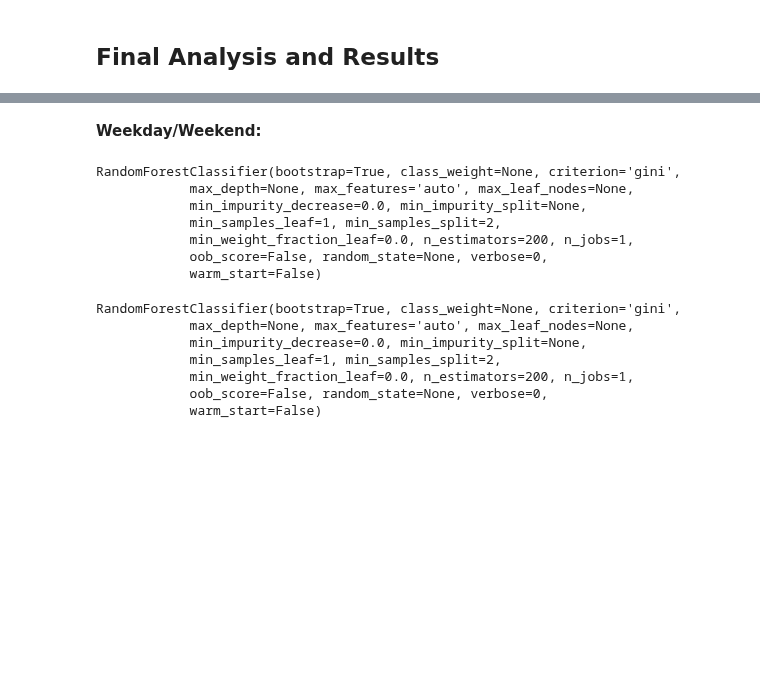
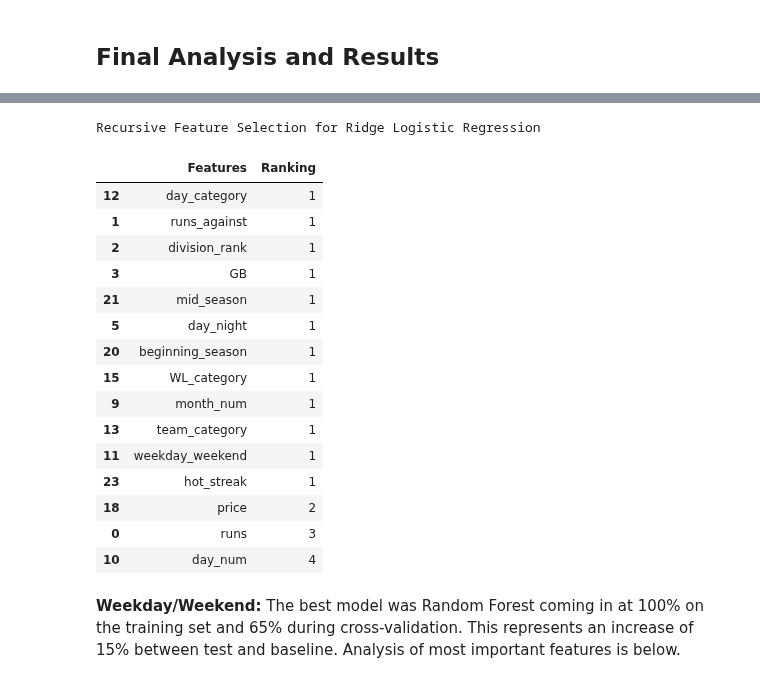
Before and after one commit to str007/Thinkful, a Jupyter notebook: Final_Capstone.ipynb, the cells around one changed output, grey strips where cells are left out. Drawn from its saved outputs; the diff is of its cells as text; code cells hidden in the pictures; blank space fills up the shorter version.

```diff
--- a/Final_Capstone.ipynb
+++ b/Final_Capstone.ipynb
@@ -1694,7 +1652,10 @@ Text(0.5,1,'Histogram of 2017 Residuals')
 # %%
-#Create function for RFE
-def recursive_feat_selection(model):
-    selector = RFE(model)
+#Create function for RFE - then run on Ridge Logistic Regression
+def recursive_feat_selection():
+    lr_ridge = LogisticRegression(penalty='l2', C=1.0)
+    lr_ridge.fit(X1,Y1)
+    selector = RFE(lr_ridge)
     selector = selector.fit(X1, Y1)
     rankings = pd.DataFrame({'Features': X1.columns, 'Ranking' : selector.ranking_})
+    print('Recursive Feature Selection for Ridge Logistic Regression')
     display(rankings.sort_values('Ranking').head(15))
@@ -1726,26 +1662,24 @@ Recursive Feature Selection for Ridge Logistic Regression
-# %% [markdown]
-**Weekday/Weekend:**
-# %%
-rfc_dn = ensemble.RandomForestClassifier(n_estimators=200)
-rfc_dn.fit(X3, Y3)
-# %% [output]
-RandomForestClassifier(bootstrap=True, class_weight=None, criterion='gini',
-            max_depth=None, max_features='auto', max_leaf_nodes=None,
-            min_impurity_decrease=0.0, min_impurity_split=None,
-            min_samples_leaf=1, min_samples_split=2,
-            min_weight_fraction_leaf=0.0, n_estimators=200, n_jobs=1,
-            oob_score=False, random_state=None, verbose=0,
-            warm_start=False)
-# %%
-#Look at feature importance since this is our best model for day of week
-rfc_DoW = ensemble.RandomForestClassifier(n_estimators=200)
-rfc_DoW.fit(X2, Y2)
-# %% [output]
-RandomForestClassifier(bootstrap=True, class_weight=None, criterion='gini',
-            max_depth=None, max_features='auto', max_leaf_nodes=None,
-            min_impurity_decrease=0.0, min_impurity_split=None,
-            min_samples_leaf=1, min_samples_split=2,
-            min_weight_fraction_leaf=0.0, n_estimators=200, n_jobs=1,
-            oob_score=False, random_state=None, verbose=0,
-            warm_start=False)
+# %%
+#Run function
+recursive_feat_selection()
+# %% [output]
+Recursive Feature Selection for Ridge Logistic Regression
+|  | Features | Ranking |
+| 12 | day_category | 1 |
+| 1 | runs_against | 1 |
+| 2 | division_rank | 1 |
+| 3 | GB | 1 |
+| 21 | mid_season | 1 |
+| 5 | day_night | 1 |
+| 20 | beginning_season | 1 |
+| 15 | WL_category | 1 |
+| 9 | month_num | 1 |
+| 13 | team_category | 1 |
+| 11 | weekday_weekend | 1 |
+| 23 | hot_streak | 1 |
+| 18 | price | 2 |
+| 0 | runs | 3 |
+| 10 | day_num | 4 |
+# %% [markdown]
+**Weekday/Weekend:** The best model was Random Forest coming in at 100% on the training set and 65% during cross-validation. This represents an increase of 15% between test and baseline. Analysis of most important features is below.
 # %%
```
Also changed, not shown: parts of 44 cells of this notebook.
